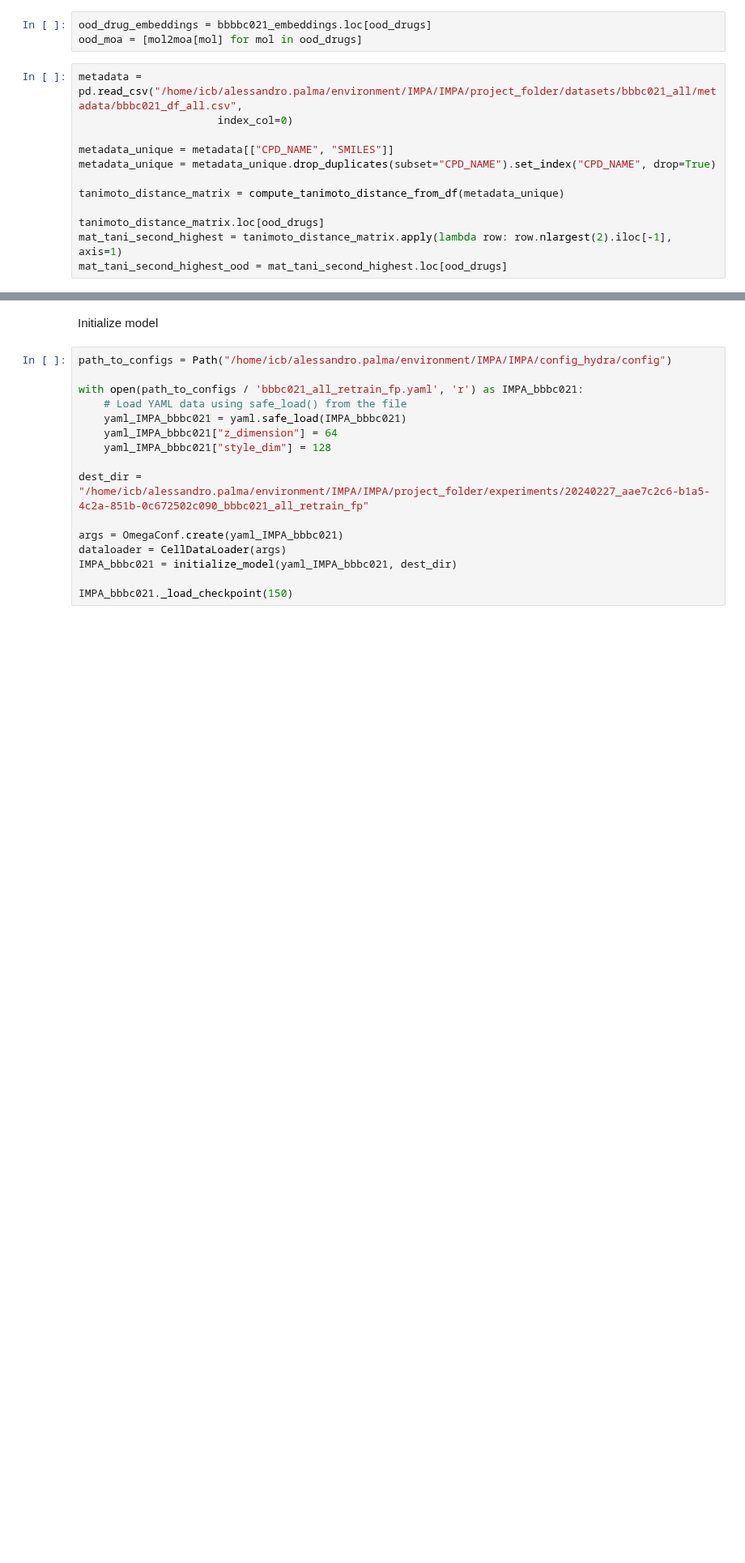
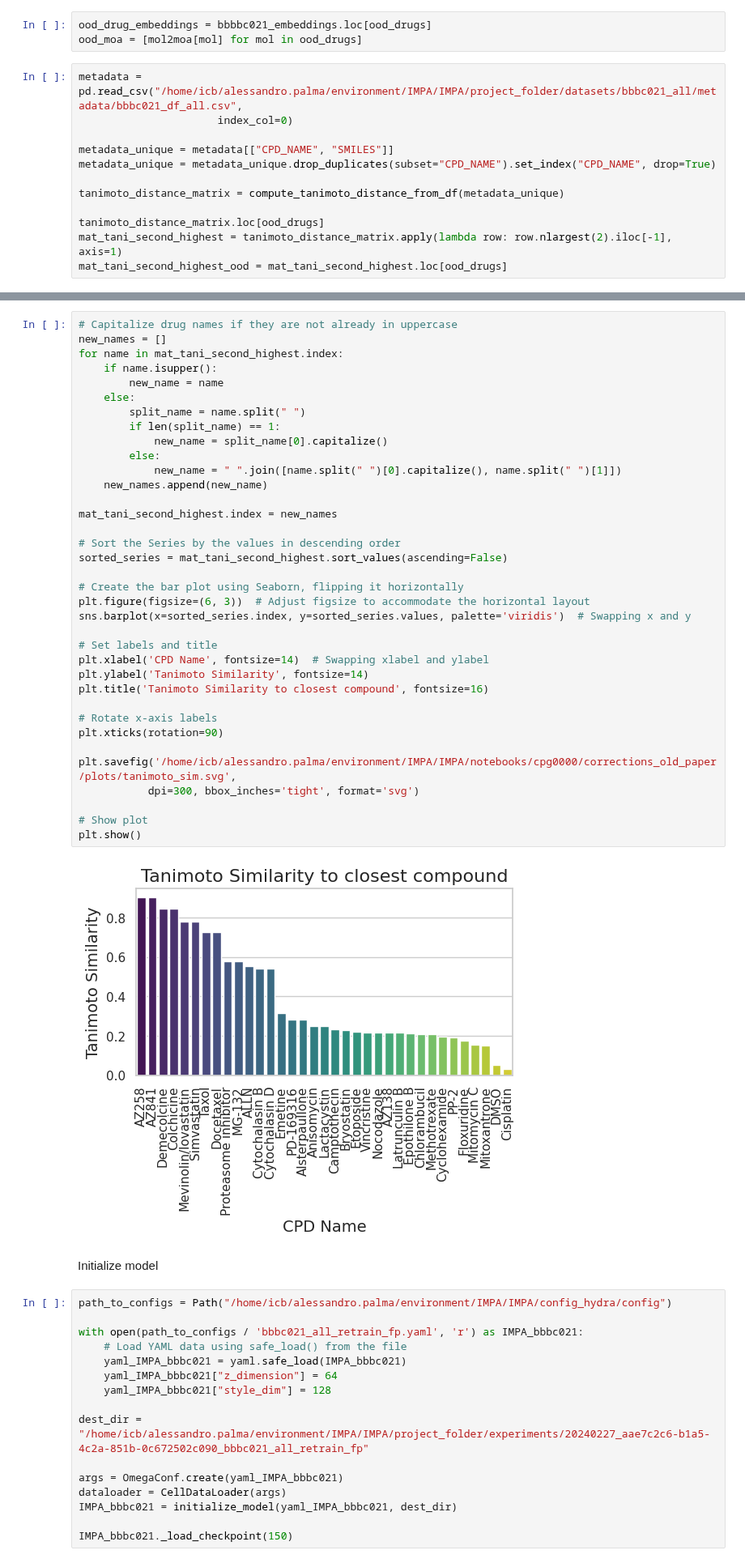
Before and after one commit to theislab/IMPA, a Jupyter notebook: notebooks/cpg0000/corrections_old_paper/unseen_drug_experiments.ipynb, the cells around one changed output, grey strips where cells are left out. Shown at 81% size. Drawn from its saved outputs; the diff is of its cells as text; blank space fills up the shorter version.

```diff
--- a/notebooks/cpg0000/corrections_old_paper/unseen_drug_experiments.ipynb
+++ b/notebooks/cpg0000/corrections_old_paper/unseen_drug_experiments.ipynb
@@ -160,3 +185,41 @@ mat_tani_second_highest_ood = mat_tani_second_highest.loc[ood_drugs]
+# %%
+# Capitalize drug names if they are not already in uppercase
+new_names = []
+for name in mat_tani_second_highest.index:
+    if name.isupper():
+        new_name = name
+    else:
+        split_name = name.split(" ")
+        if len(split_name) == 1:
+            new_name = split_name[0].capitalize()
+        else:
+            new_name = " ".join([name.split(" ")[0].capitalize(), name.split(" ")[1]])
+    new_names.append(new_name)
+
+mat_tani_second_highest.index = new_names
+
+# Sort the Series by the values in descending order
+sorted_series = mat_tani_second_highest.sort_values(ascending=False)
+
+# Create the bar plot using Seaborn, flipping it horizontally
+plt.figure(figsize=(6, 3))  # Adjust figsize to accommodate the horizontal layout
+sns.barplot(x=sorted_series.index, y=sorted_series.values, palette='viridis')  # Swapping x and y
+
+# Set labels and title
+plt.xlabel('CPD Name', fontsize=14)  # Swapping xlabel and ylabel
+plt.ylabel('Tanimoto Similarity', fontsize=14)
+plt.title('Tanimoto Similarity to closest compound', fontsize=16)
+
+# Rotate x-axis labels
+plt.xticks(rotation=90)
+
+plt.savefig('/home/icb/alessandro.palma/environment/IMPA/IMPA/notebooks/cpg0000/corrections_old_paper/plots/tanimoto_sim.svg',
+           dpi=300, bbox_inches='tight', format='svg')
+
+# Show plot
+plt.show()
+# %% [output]
+[figure, added]
 # %% [markdown]
 Initialize model
 # %%
```
Also changed, not shown: parts of 10 cells of this notebook, 30 other files.
